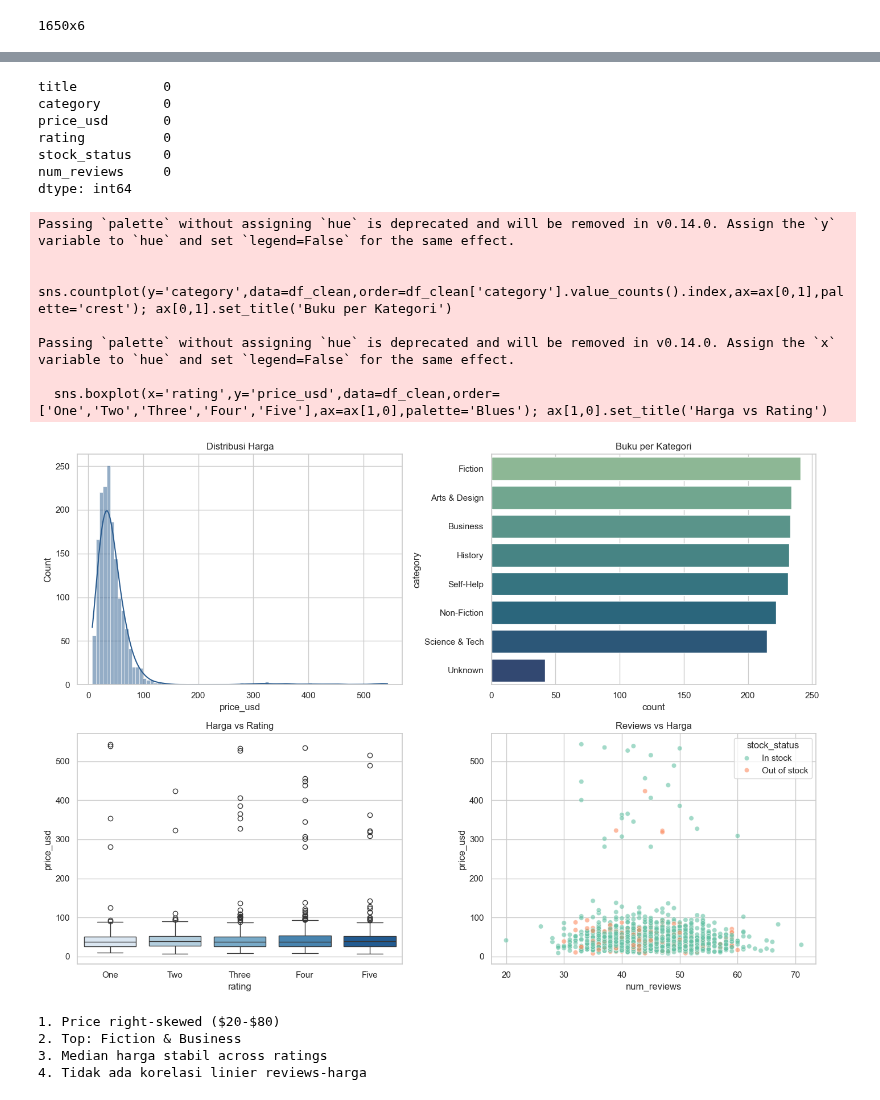
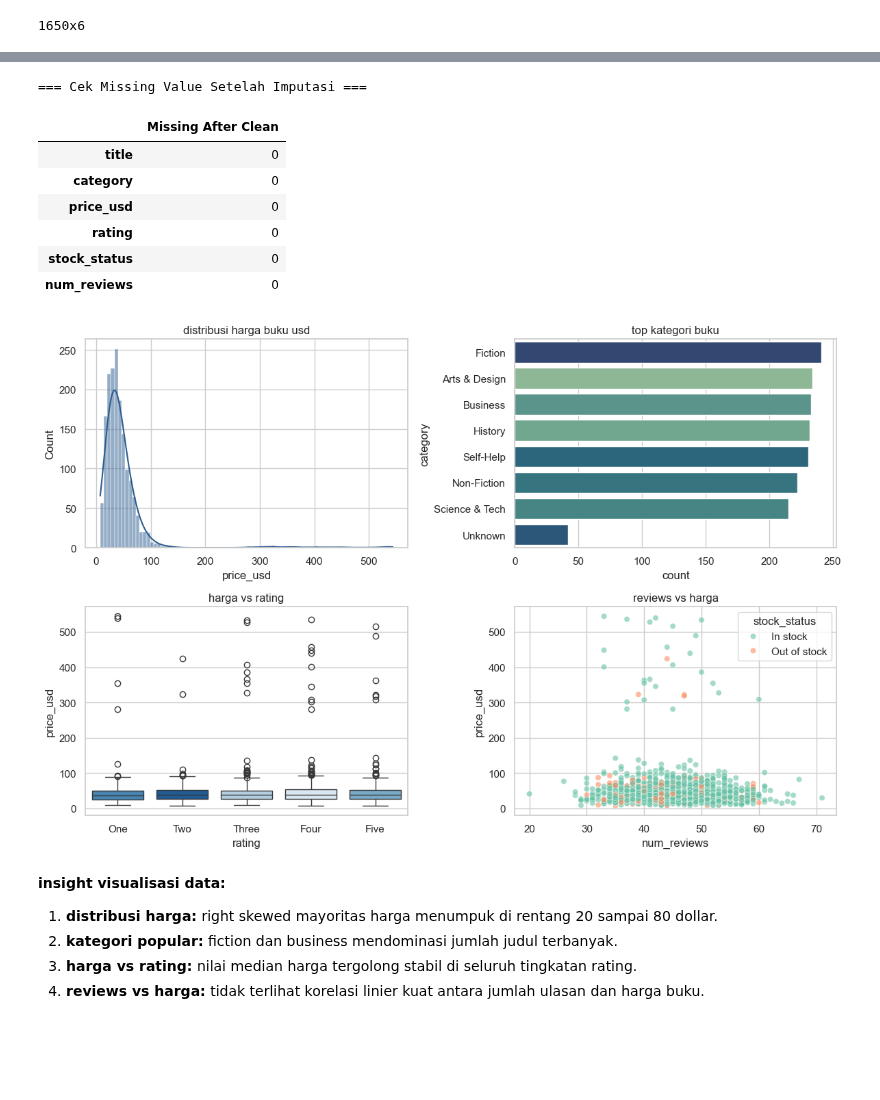
Before and after one commit to catherineapriliaharlina/5054251012_Catherine_praktikum-data-mining, a Jupyter notebook: tugas-scrapping-eda/5054251012_Catherine_Aprilia_Harlina_Tugas_Scrapping_dan_EDA.ipynb, the cells around one changed output, grey strips where cells are left out. Drawn from its saved outputs; the diff is of its cells as text; code cells hidden in the pictures; blank space fills up the shorter version.

```diff
--- a/tugas-scrapping-eda/5054251012_Catherine_Aprilia_Harlina_Tugas_Scrapping_dan_EDA.ipynb
+++ b/tugas-scrapping-eda/5054251012_Catherine_Aprilia_Harlina_Tugas_Scrapping_dan_EDA.ipynb
@@ -83,31 +130,53 @@ Batas: $-15.25 - $94.13 | Outliers: 63 (3.82%)
 # %%
-df_clean=df_raw.copy(); df_clean['category']=df_clean['category'].fillna('Unknown'); df_clean['price_usd']=df_clean['price_usd'].fillna(df_clean['price_usd'].median()); print(df_clean.isnull().sum())
+# handling missing value
+df_clean = df_raw.copy()
+df_clean['category'] = df_clean['category'].fillna('Unknown')
+df_clean['price_usd'] = df_clean['price_usd'].fillna(df_clean['price_usd'].median())
+# cek ulang missing value (harus 0 semua)
+print("=== Cek Missing Value Setelah Imputasi ===")
+display(pd.DataFrame({'Missing After Clean': df_clean.isnull().sum()}))
 # %% [output]
-title           0
-category        0
-price_usd       0
-rating          0
-stock_status    0
-num_reviews     0
-dtype: int64
+=== Cek Missing Value Setelah Imputasi ===
+|  | Missing After Clean |
+| title | 0 |
+| category | 0 |
+| price_usd | 0 |
+| rating | 0 |
+| stock_status | 0 |
+| num_reviews | 0 |
 # %%
-fig,ax=plt.subplots(2,2,figsize=(14,10))
-sns.histplot(df_clean['price_usd'],kde=True,ax=ax[0,0],color='#2b5c8f'); ax[0,0].set_title('Distribusi Harga')
-sns.countplot(y='category',data=df_clean,order=df_clean['category'].value_counts().index,ax=ax[0,1],palette='crest'); ax[0,1].set_title('Buku per Kategori')
-sns.boxplot(x='rating',y='price_usd',data=df_clean,order=['One','Two','Three','Four','Five'],ax=ax[1,0],palette='Blues'); ax[1,0].set_title('Harga vs Rating')
-sns.scatterplot(x='num_reviews',y='price_usd',hue='stock_status',data=df_clean,alpha=0.6,ax=ax[1,1],palette='Set2'); ax[1,1].set_title('Reviews vs Harga')
-plt.tight_layout(); plt.show()
-print('1. Price right-skewed ($20-$80)\n2. Top: Fiction & Business\n3. Median harga stabil across ratings\n4. Tidak ada korelasi linier reviews-harga')
+import matplotlib.pyplot as plt
+import seaborn as sns
+from IPython.display import display, Markdown
+
+fig, ax = plt.subplots(2, 2, figsize=(12, 8))
+# 1. univariat numerik
+sns.histplot(df_clean['price_usd'], kde=True, ax=ax[0, 0], color='#2b5c8f')
+ax[0, 0].set_title('distribusi harga buku usd')
+# 2. univariat kategorikal
+sns.countplot(y='category', data=df_clean, order=df_clean['category'].value_counts().index[:8], ax=ax[0, 1], hue='category', palette='crest', legend=False)
+ax[0, 1].set_title('top kategori buku')
+# 3. bivariat boxplot
+sns.boxplot(x='rating', y='price_usd', data=df_clean, order=['One', 'Two', 'Three', 'Four', 'Five'], ax=ax[1, 0], hue='rating', palette='Blues', legend=False)
+ax[1, 0].set_title('harga vs rating')
+# 4. bivariat scatter
+sns.scatterplot(x='num_reviews', y='price_usd', hue='stock_status', data=df_clean, alpha=0.6, ax=ax[1, 1], palette='Set2')
+ax[1, 1].set_title('reviews vs harga')
+plt.tight_layout()
+plt.show()
+# interpretasi insight
+display(Markdown(r"""
+**insight visualisasi data:**
+1. **distribusi harga:** right skewed mayoritas harga menumpuk di rentang 20 sampai 80 dollar.
+2. **kategori popular:** fiction dan business mendominasi jumlah judul terbanyak.
+3. **harga vs rating:** nilai median harga tergolong stabil di seluruh tingkatan rating.
+4. **reviews vs harga:** tidak terlihat korelasi linier kuat antara jumlah ulasan dan harga buku.
+"""))
 # %% [output]
-Passing `palette` without assigning `hue` is deprecated and will be removed in v0.14.0. Assign the `y` variable to `hue` and set `legend=False` for the same effect.
-
-  sns.countplot(y='category',data=df_clean,order=df_clean['category'].value_counts().index,ax=ax[0,1],palette='crest'); ax[0,1].set_title('Buku per Kategori')
-
-Passing `palette` without assigning `hue` is deprecated and will be removed in v0.14.0. Assign the `x` variable to `hue` and set `legend=False` for the same effect.
-
-  sns.boxplot(x='rating',y='price_usd',data=df_clean,order=['One','Two','Three','Four','Five'],ax=ax[1,0],palette='Blues'); ax[1,0].set_title('Harga vs Rating')
-[figure, old version]
+[figure, new version]
-1. Price right-skewed ($20-$80)
-2. Top: Fiction & Business
-3. Median harga stabil across ratings
-4. Tidak ada korelasi linier reviews-harga
+
+**insight visualisasi data:**
+1. **distribusi harga:** right skewed mayoritas harga menumpuk di rentang 20 sampai 80 dollar.
+2. **kategori popular:** fiction dan business mendominasi jumlah judul terbanyak.
+3. **harga vs rating:** nilai median harga tergolong stabil di seluruh tingkatan rating.
+4. **reviews vs harga:** tidak terlihat korelasi linier kuat antara jumlah ulasan dan harga buku.
```
Also changed, not shown: parts of 3 cells of this notebook.
